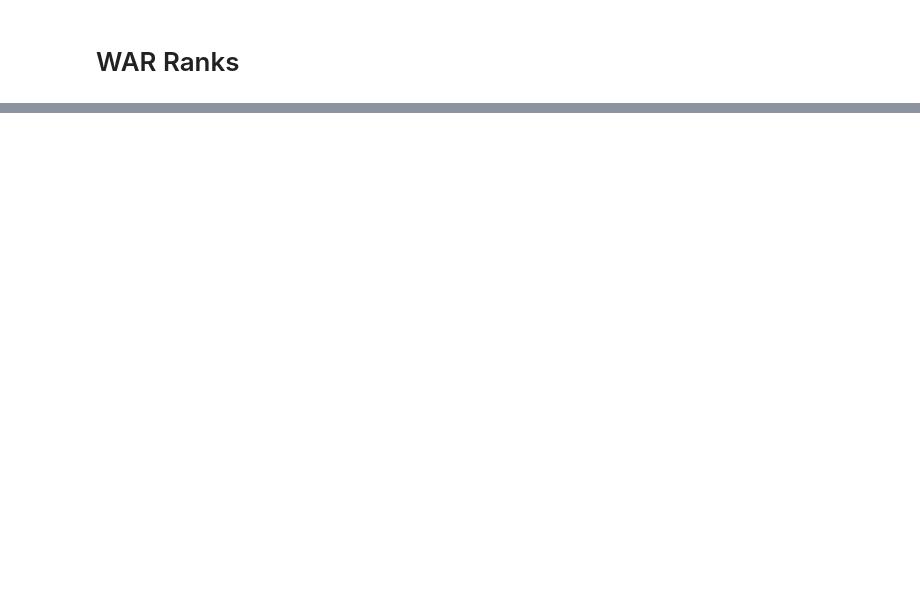
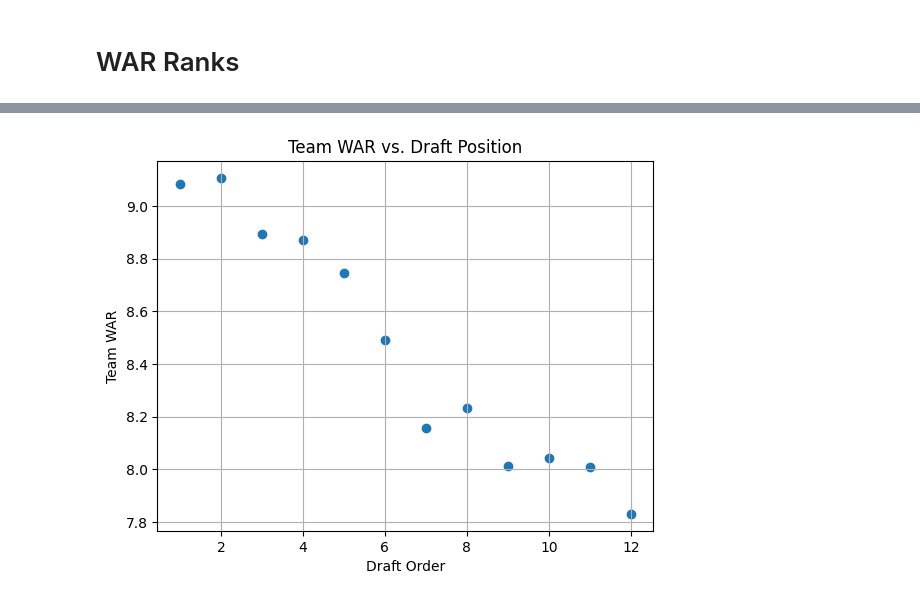
Before and after one commit to jkleiber/fantasy-football-data-analysis, a Jupyter notebook: Fantasy Football WAR.ipynb, the cells around one changed output, grey strips where cells are left out. Saved outputs shown, nothing was run; the diff lists cells and outputs as text; code cells hidden in the pictures; blank space fills up the shorter version.

Commit message:
Improves the WAR analysis by fixing errors and adding a draft simulation

```diff
--- a/Fantasy Football WAR.ipynb
+++ b/Fantasy Football WAR.ipynb
@@ -129,6 +57,7 @@ def sample_player(weekly_df, player_name, N):
     mu, s2, n_games = player_dist(weekly_df, player_name)
 
     # Convert s2 to std. dev
+    std = np.sqrt(s2)
     player_samples = np.random.default_rng().normal(mu, std, N)
 
     # Ensure player scores are >= 0
@@ -412,0 +465,25 @@ war_df.head(100)
+# %%
+def pretty_print_teams(teams):
+    for i, team in enumerate(teams):
+        war = 0
+        print(f"Team #{i + 1}:")
+        for key in team.keys():
+            for player in team[key]:
+                if player is not None:
+                    print(f"{key}: {player['name']}")
+                    war += player['war']
+        print(f"Total WAR: {war}")
+        print("---------------------------------------")
+
+def rank_teams(teams):
+    war_list = []
+    for i, team in enumerate(teams):
+        war = 0
+        for key in team.keys():
+            for player in team[key]:
+                if player is not None:
+                    war += player['war']
+        war_list.append(war)
+    return war_list
+
+pretty_print_teams(teams)
@@ -413 +508,15 @@ war_df.head(100)
+# %%
+ranks = rank_teams(teams)
+ranks = np.array(ranks)
+x = np.linspace(1, N_TEAMS, N_TEAMS)
+
+plt.figure()
+plt.grid()
+plt.scatter(x, ranks)
+plt.xlabel("Draft Order")
+plt.ylabel("Team WAR")
+plt.title("Team WAR vs. Draft Position")
+plt.show()
+# %% [output]
+[figure, added]
 # %% [markdown]
```
Also changed, not shown: parts of 35 cells of this notebook, 2 other files.
